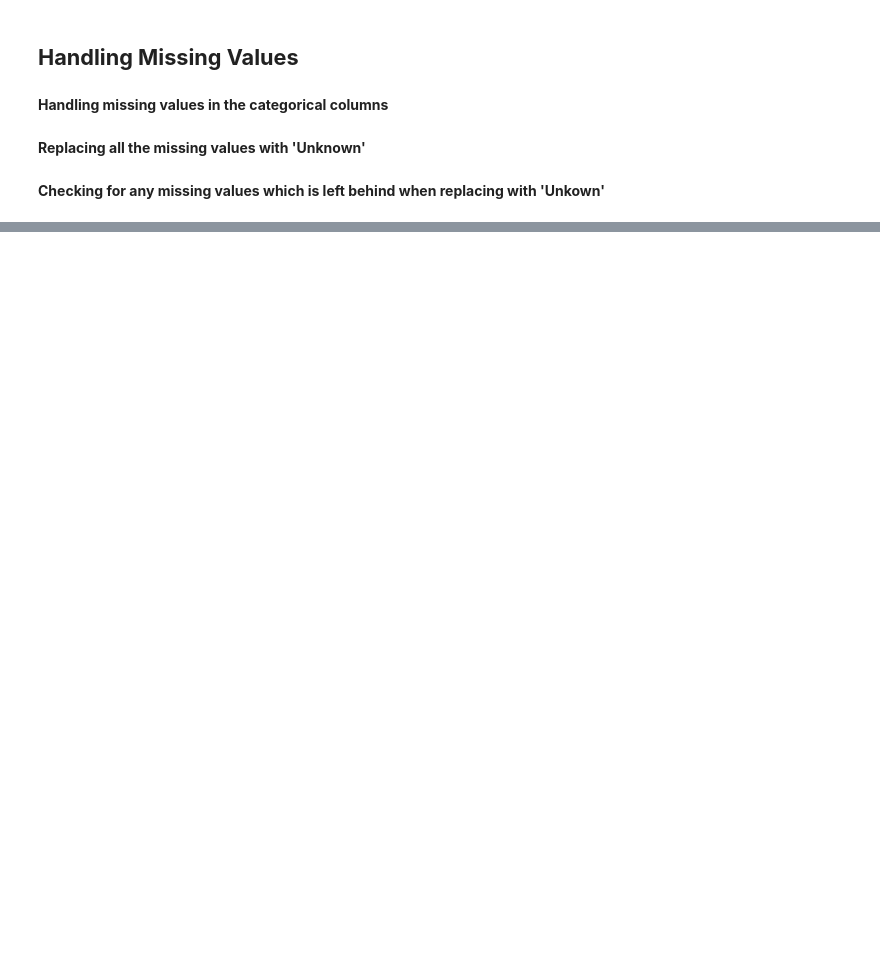
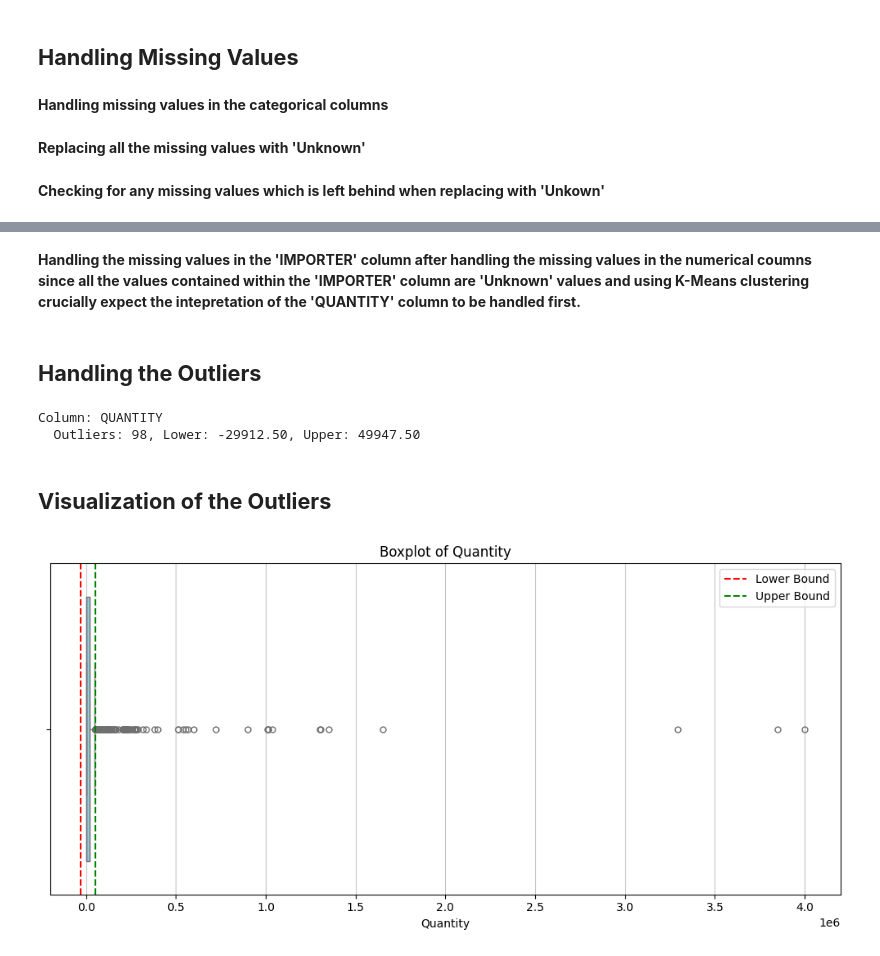
Before and after one commit to ShabnaIlmi/Data-Science-Group-Project, a Jupyter notebook: Exploratory_Data_Analysis.ipynb, the cells around one changed output, grey strips where cells are left out. Cells and saved outputs as stored; diff of their text form; code cells hidden in the pictures; blank space fills up the shorter version.

Commit message:
Target Variable Assigning

```diff
--- a/Exploratory_Data_Analysis.ipynb
+++ b/Exploratory_Data_Analysis.ipynb
@@ -400,0 +689,6 @@ print(unique_descriptions_03)
+# %%
+# Step 11: Handling missing values in the numerical columns
+
+# KNN Imputation for 'QUANTITY'
+knn_imputer = KNNImputer(n_neighbors=5)
+data[['QUANTITY']] = knn_imputer.fit_transform(data[['QUANTITY']])
@@ -400,0 +741,14 @@ print(unique_descriptions_03)
+# %%
+# Step 13: Dropping the 'YEAR' n the 'VALUE_RS' Column
+data.drop(columns=['YEAR', 'VALUE_RS'], inplace=True)
+# %%
+# Step 14: Re-encode the Importer column
+label_encoder = LabelEncoder()
+data['IMPORTER'] = label_encoder.fit_transform(data['IMPORTER'])
+
+# Saving the encoder for 'IMPORTER' column
+with open('encoded_IMPORTER.pkl', 'wb') as f:
+    pickle.dump(label_encoder, f)
+
+# Displaying the encoded details
+print(data)
@@ -400,0 +773,56 @@ print(unique_descriptions_03)
+# %% [markdown]
+**Handling the missing values in the 'IMPORTER' column after handling the missing values in the numerical coumns since all the values contained within the 'IMPORTER' column are 'Unknown' values and using K-Means clustering crucially expect the intepretation of the 'QUANTITY' column to be handled first.**
+# %% [markdown]
+## **Handling the Outliers**
+# %%
+# Step 15: Handling the outliers in the numerical columns
+
+# Assigning the Numerical Columns for the outlier analysis
+outlier_columns = ["QUANTITY"]
+
+# Creating an empty dictionary to store the outliers
+outlier_info = {}
+
+for column in outlier_columns:
+    Q1, Q3 = data[column].quantile([0.25, 0.75])
+    IQR = Q3 - Q1
+    lower_bound = Q1 - 1.5 * IQR
+    upper_bound = Q3 + 1.5 * IQR
+
+    # Detecting outliers
+    outliers = data[(data[column] < lower_bound) | (data[column] > upper_bound)]
+
+    outlier_info[column] = {
+        'Outliers': len(outliers),
+        'Lower Bound': lower_bound,
+        'Upper Bound': upper_bound
+    }
+
+    print(f"Column: {column}")
+    print(f"  Outliers: {outlier_info[column]['Outliers']}, Lower: {lower_bound:.2f}, Upper: {upper_bound:.2f}")
+    print(" ")
+# %% [output]
+Column: QUANTITY
+  Outliers: 98, Lower: -29912.50, Upper: 49947.50
+# %% [markdown]
+## **Visualization of the Outliers**
+# %%
+# Visualizing the outliers for Quantity
+plt.figure(figsize=(10, 5))
+Q1 = data['QUANTITY'].quantile(0.25)
+Q3 = data['QUANTITY'].quantile(0.75)
+IQR = Q3 - Q1
+lower_bound = Q1 - 1.5 * IQR
+upper_bound = Q3 + 1.5 * IQR
+
+sns.boxplot(x=data['QUANTITY'], color='skyblue', flierprops=dict(marker='o', color='red', markersize=5))
+plt.axvline(lower_bound, color='red', linestyle='--', label='Lower Bound')
+plt.axvline(upper_bound, color='green', linestyle='--', label='Upper Bound')
+plt.title('Boxplot of Quantity')
+plt.xlabel('Quantity')
+plt.legend()
+plt.grid(axis='x', alpha=0.75)
+plt.tight_layout()
+plt.show()
+# %% [output]
+[figure, added]
```
Also changed, not shown: parts of 30 cells of this notebook.
